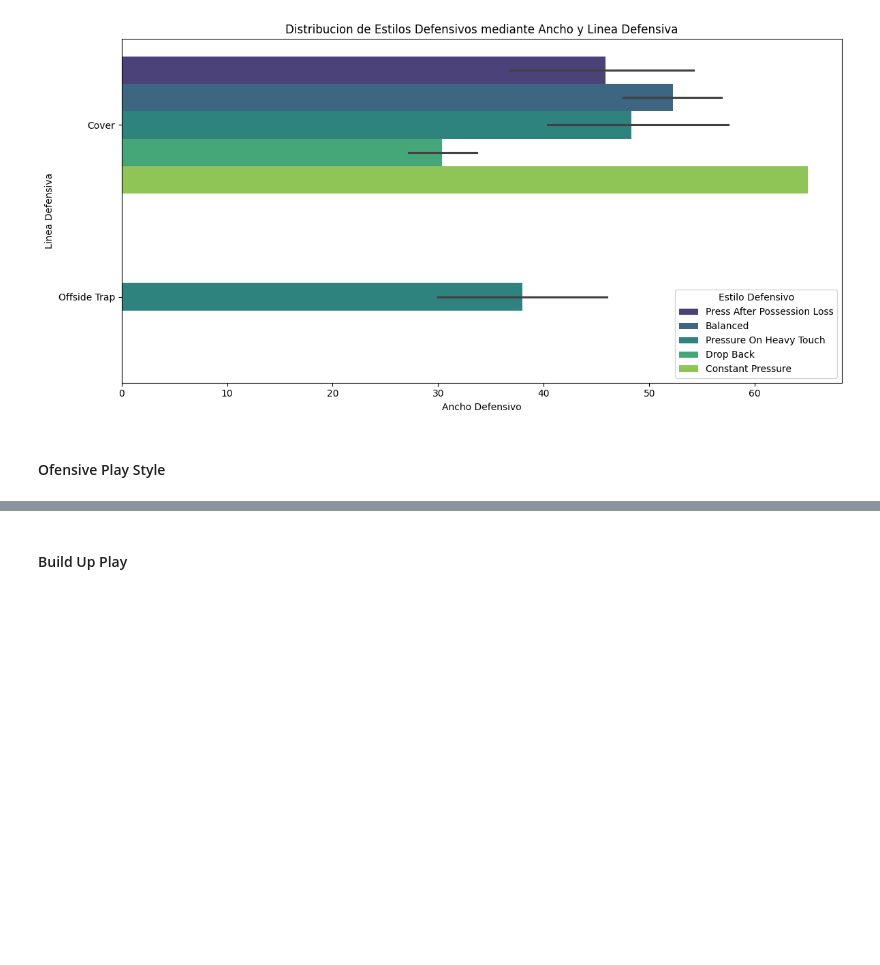
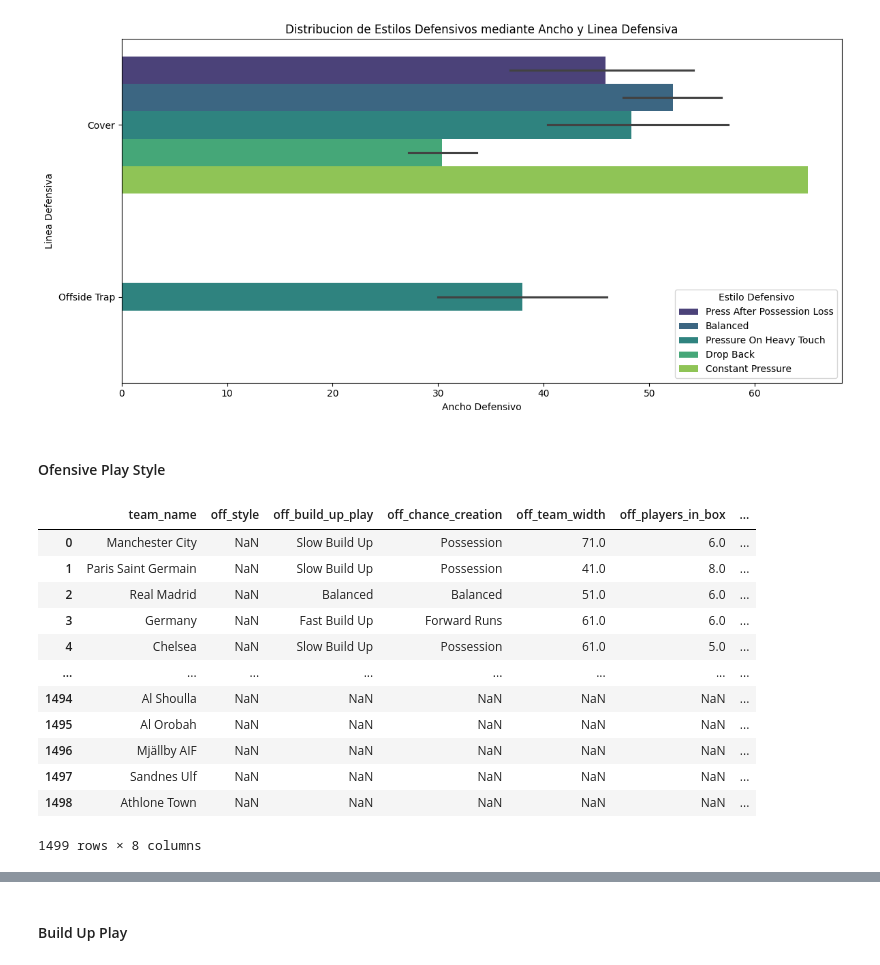
Before and after one commit to Tomaslopera/Fifa_Analysis, a Jupyter notebook: fifa23_analysis.ipynb, the cells around one changed output, grey strips where cells are left out. Drawn from its saved outputs; the diff is of its cells as text; code cells hidden in the pictures; blank space fills up the shorter version.

```diff
--- a/fifa23_analysis.ipynb
+++ b/fifa23_analysis.ipynb
@@ -400,4 +400,18 @@ plt.show()
 # %% [markdown]
 #### Ofensive Play Style
 # %%
-# 'off_style', 'off_build_up_play', 'off_chance_creation', 'off_team_width', 'off_players_in_box', 'off_corners', 'off_free_kicks'
+df_teams[['team_name', 'off_style', 'off_build_up_play', 'off_chance_creation', 'off_team_width', 'off_players_in_box', 'off_corners', 'off_free_kicks']]
+# %% [output]
+|  | team_name | off_style | off_build_up_play | off_chance_creation | off_team_width | off_players_in_box | ... |
+| 0 | Manchester City | NaN | Slow Build Up | Possession | 71.0 | 6.0 | ... |
+| 1 | Paris Saint Germain | NaN | Slow Build Up | Possession | 41.0 | 8.0 | ... |
+| 2 | Real Madrid | NaN | Balanced | Balanced | 51.0 | 6.0 | ... |
+| 3 | Germany | NaN | Fast Build Up | Forward Runs | 61.0 | 6.0 | ... |
+| 4 | Chelsea | NaN | Slow Build Up | Possession | 61.0 | 5.0 | ... |
+| ... | ... | ... | ... | ... | ... | ... | ... |
+| 1494 | Al Shoulla | NaN | NaN | NaN | NaN | NaN | ... |
+| 1495 | Al Orobah | NaN | NaN | NaN | NaN | NaN | ... |
+| 1496 | Mjällby AIF | NaN | NaN | NaN | NaN | NaN | ... |
+| 1497 | Sandnes Ulf | NaN | NaN | NaN | NaN | NaN | ... |
+| 1498 | Athlone Town | NaN | NaN | NaN | NaN | NaN | ... |
+1499 rows × 8 columns
```
Also changed, not shown: parts of 11 cells of this notebook.
